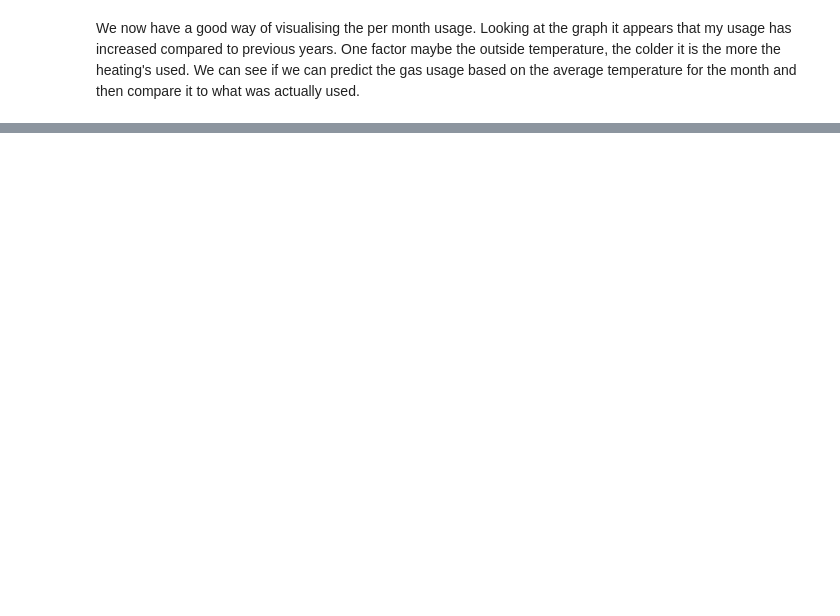
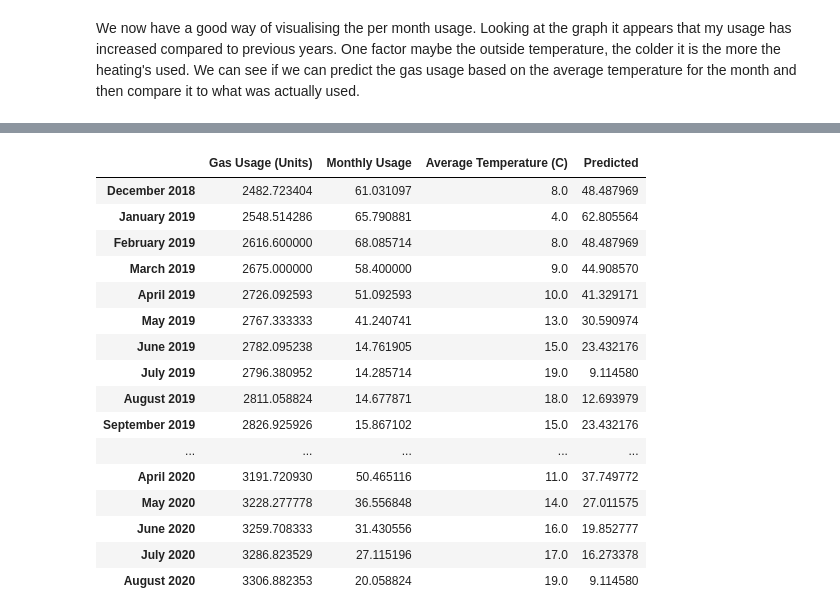
Before and after one commit to maukbe/Gas-Usage, a Jupyter notebook: Energy Usage.ipynb, the cells around one changed output, grey strips where cells are left out. Drawn from its saved outputs; the diff is of its cells as text; code cells hidden in the pictures; blank space fills up the shorter version.

```diff
--- a/Energy Usage.ipynb
+++ b/Energy Usage.ipynb
@@ -133,0 +154,4 @@ head
+# %%
+df = gas_df_reindexed
+df['Average Temperature (C)'] = temperatures['Average Temperature (C)']
+df.head()
@@ -133,0 +209,23 @@ head
+# %%
+test_data = df.loc['December 2018': 'August 2020']
+test_data['Predicted'] = predictions
+test_data.index = pd.to_datetime(test_data.index).strftime('%B %Y')
+test_data
+# %% [output]
+|  | Gas Usage (Units) | Monthly Usage | Average Temperature (C) | Predicted |
+| December 2018 | 2482.723404 | 61.031097 | 8.0 | 48.487969 |
+| January 2019 | 2548.514286 | 65.790881 | 4.0 | 62.805564 |
+| February 2019 | 2616.600000 | 68.085714 | 8.0 | 48.487969 |
+| March 2019 | 2675.000000 | 58.400000 | 9.0 | 44.908570 |
+| April 2019 | 2726.092593 | 51.092593 | 10.0 | 41.329171 |
+| May 2019 | 2767.333333 | 41.240741 | 13.0 | 30.590974 |
+| June 2019 | 2782.095238 | 14.761905 | 15.0 | 23.432176 |
+| July 2019 | 2796.380952 | 14.285714 | 19.0 | 9.114580 |
+| August 2019 | 2811.058824 | 14.677871 | 18.0 | 12.693979 |
+| September 2019 | 2826.925926 | 15.867102 | 15.0 | 23.432176 |
+| ... | ... | ... | ... | ... |
+| April 2020 | 3191.720930 | 50.465116 | 11.0 | 37.749772 |
+| May 2020 | 3228.277778 | 36.556848 | 14.0 | 27.011575 |
+| June 2020 | 3259.708333 | 31.430556 | 16.0 | 19.852777 |
+| July 2020 | 3286.823529 | 27.115196 | 17.0 | 16.273378 |
+| August 2020 | 3306.882353 | 20.058824 | 19.0 | 9.114580 |
```
Also changed, not shown: parts of 15 cells of this notebook.
